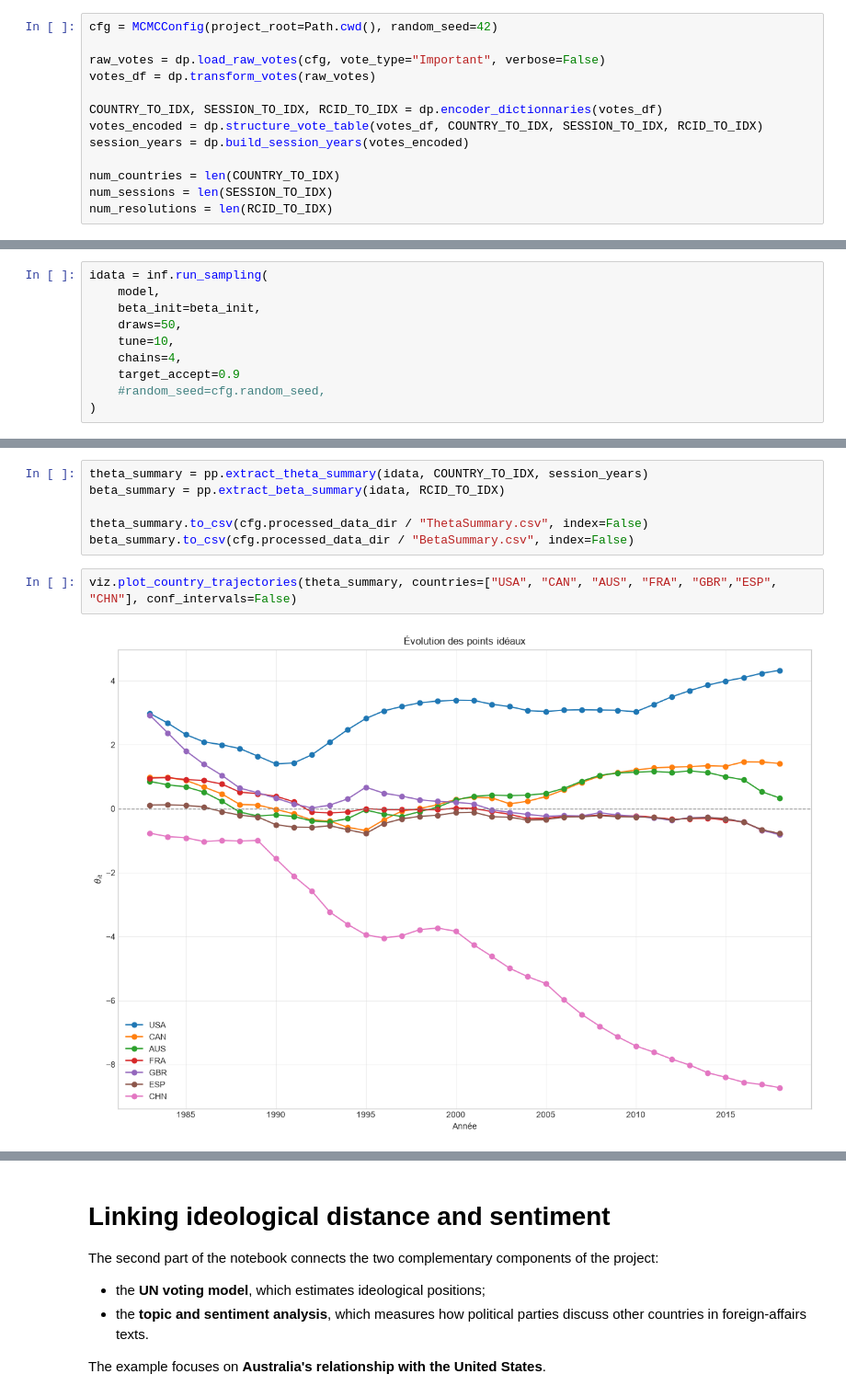
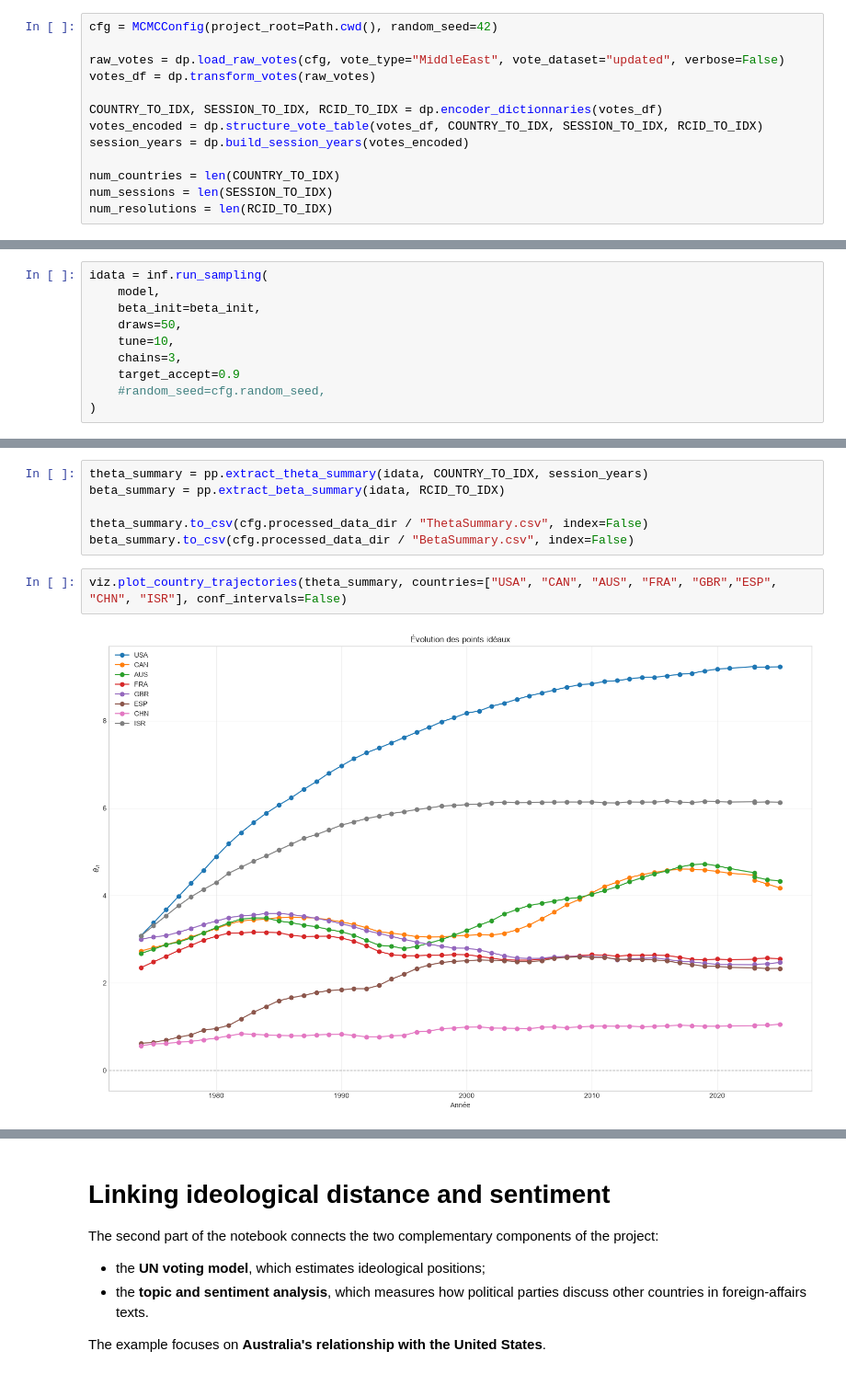
Before and after one commit to phounkpe2004/ENSAE-Internship-Sentiment-Analysis-via-Political-Manifestos, a Jupyter notebook: un_voting_analysis/main.ipynb, the cells around one changed output, grey strips where cells are left out. Shown at 92% size. Drawn from its saved outputs; the diff is of its cells as text.

```diff
--- a/un_voting_analysis/main.ipynb
+++ b/un_voting_analysis/main.ipynb
@@ -52,7 +54,7 @@ The types of votes available are:
 # %%
 cfg = MCMCConfig(project_root=Path.cwd(), random_seed=42)
 
-raw_votes = dp.load_raw_votes(cfg, vote_type="Important", verbose=False)
+raw_votes = dp.load_raw_votes(cfg, vote_type="MiddleEast", vote_dataset="updated", verbose=False)
 votes_df = dp.transform_votes(raw_votes)
 
 COUNTRY_TO_IDX, SESSION_TO_IDX, RCID_TO_IDX = dp.encoder_dictionnaries(votes_df)
@@ -108,7 +110,7 @@ idata = inf.run_sampling(
     beta_init=beta_init,
     draws=50,
     tune=10,
-    chains=4,
+    chains=3,
     target_accept=0.9
     #random_seed=cfg.random_seed,
 )
@@ -139,6 +142,6 @@ beta_summary = pp.extract_beta_summary(idata, RCID_TO_IDX)
 theta_summary.to_csv(cfg.processed_data_dir / "ThetaSummary.csv", index=False)
 beta_summary.to_csv(cfg.processed_data_dir / "BetaSummary.csv", index=False)
 # %%
-viz.plot_country_trajectories(theta_summary, countries=["USA", "CAN", "AUS", "FRA", "GBR","ESP", "CHN"], conf_intervals=False)
+viz.plot_country_trajectories(theta_summary, countries=["USA", "CAN", "AUS", "FRA", "GBR","ESP", "CHN", "ISR"], conf_intervals=False)
 # %% [output]
-[figure, old version]
+[figure, new version]
```
Also changed, not shown: parts of 25 cells of this notebook, 22 other files.
